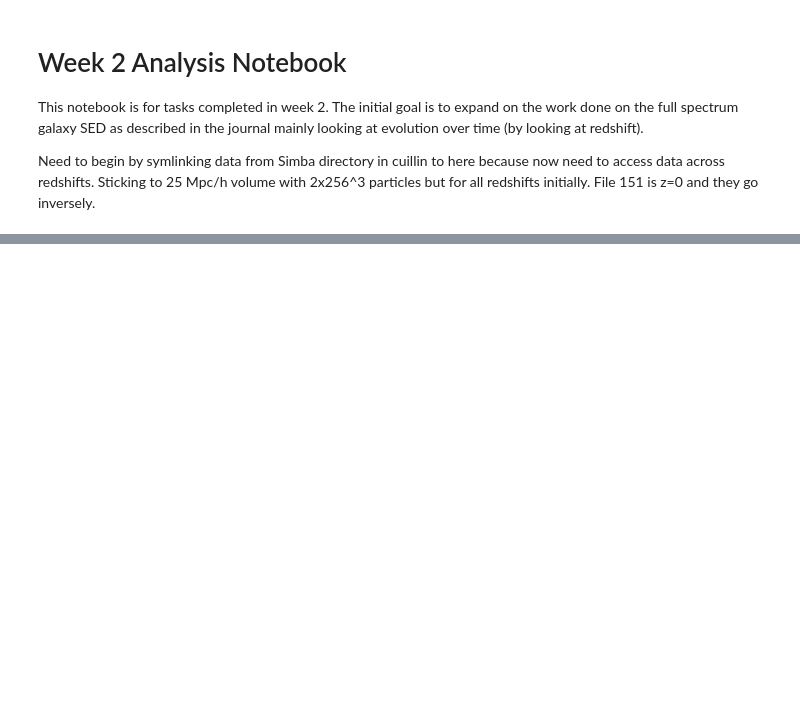
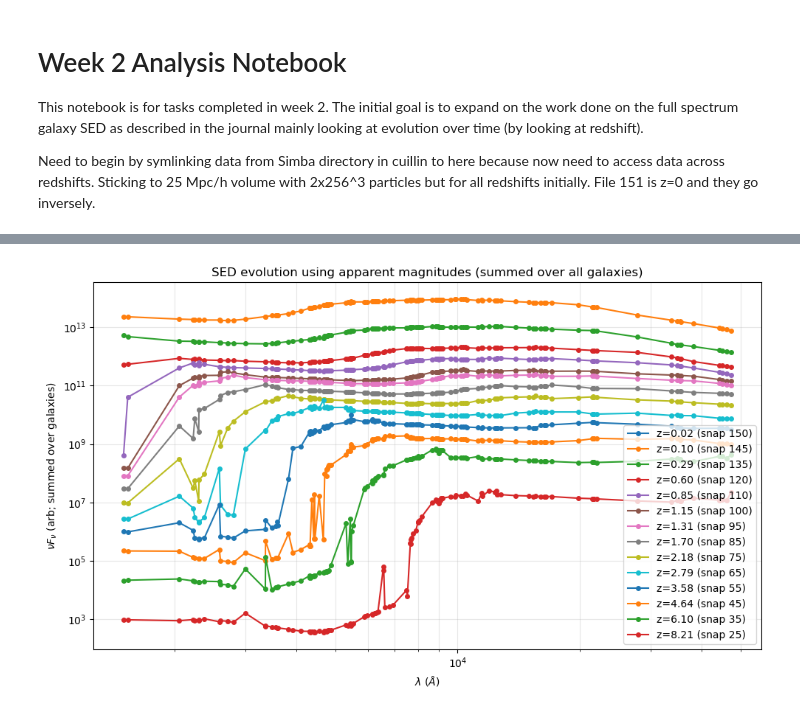
Before and after one commit to siddhantpujni/simba_cosmic_background, a Jupyter notebook: notebooks/week_2.ipynb, the cells around one changed output, grey strips where cells are left out. Saved outputs shown, nothing was run; the diff lists cells and outputs as text; code cells hidden in the pictures; blank space fills up the shorter version.

```diff
--- a/notebooks/week_2.ipynb
+++ b/notebooks/week_2.ipynb
@@ -31,7 +31,7 @@ for snap, path in snaps:
     if snap not in snap_nums:
         continue
 
-    obj = caesar.load(str(path))
+    obj = caesar.load(path)
     z = get_redshift(obj)
 
     lam_AA, nuFnu, _ = compute_summed_sed_from_appmags(path)
@@ -45,3 +45,4 @@ plt.grid(True, alpha=0.3, which="both")
 plt.legend()
 plt.tight_layout()
 plt.show()
+# %% [output]
@@ -48,3 +66,4 @@ plt.show()
+[figure, added]
 # %%
 ### Absolute magnitudes-based SED
 snaps = list_snapshots()
```
Also changed, not shown: parts of 7 cells of this notebook, 7 other files.
